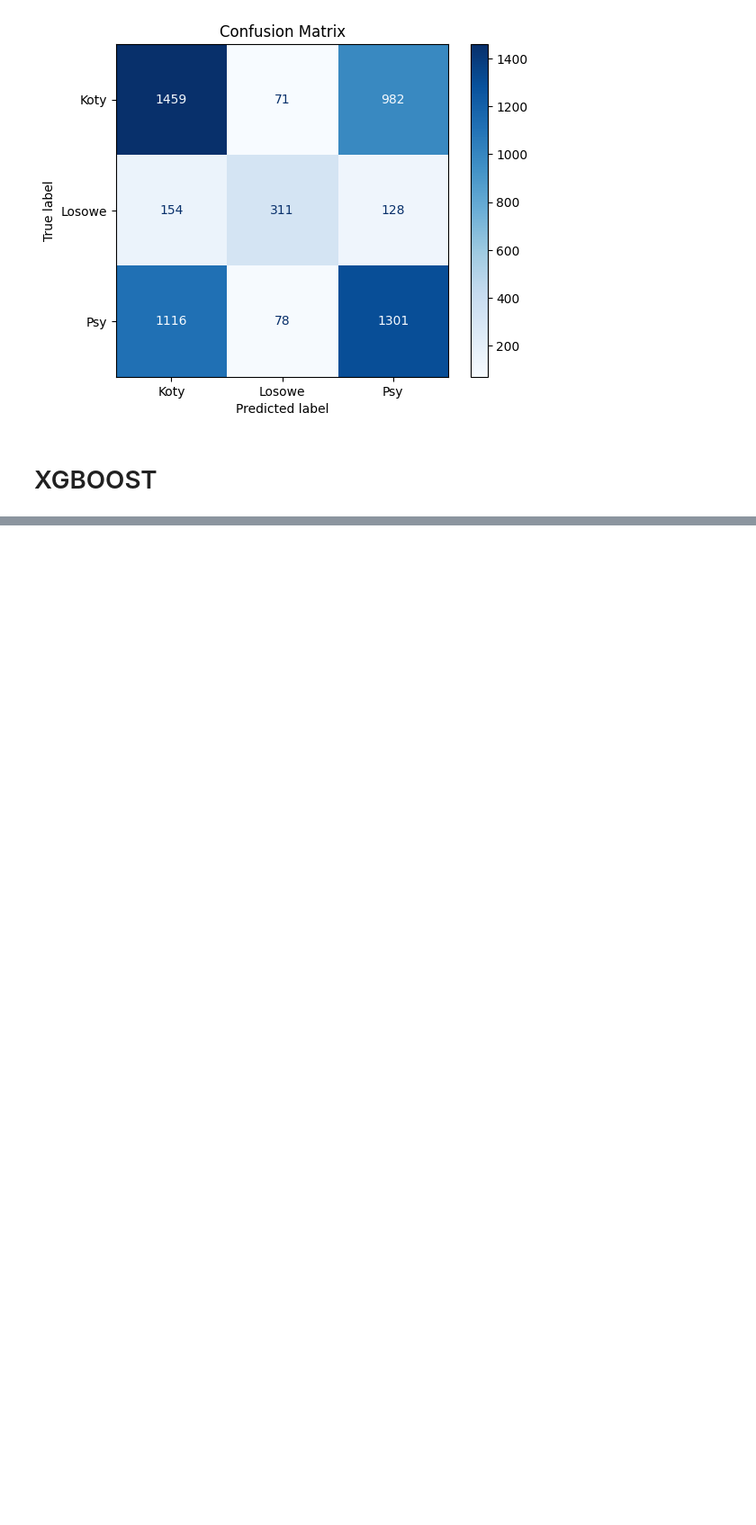
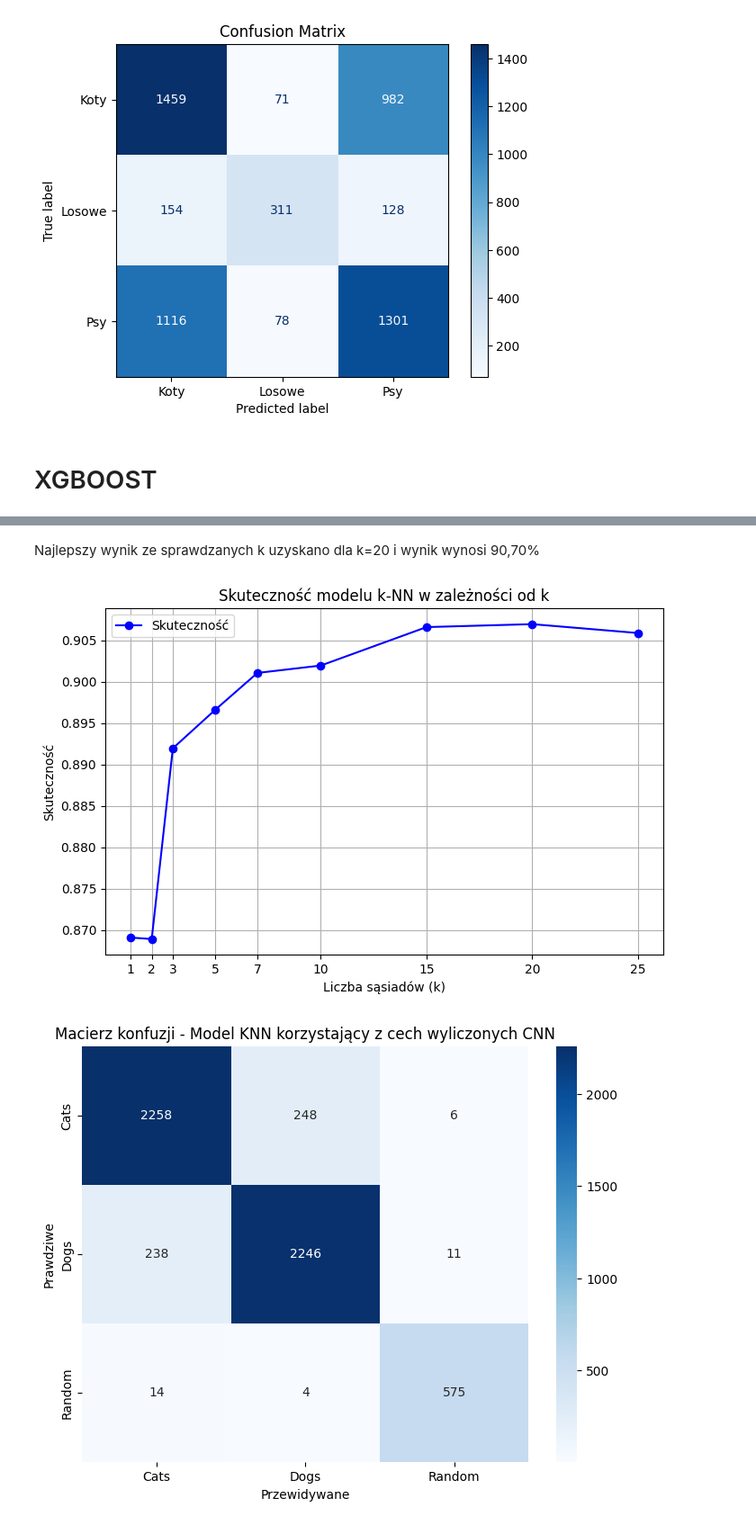
Before and after one commit to bartmanski/Machune-Learning-UWR-Project, a Jupyter notebook: data_plots.ipynb, the cells around one changed output, grey strips where cells are left out. Shown at 90% size. Drawn from its saved outputs; the diff is of its cells as text; code cells hidden in the pictures; blank space fills up the shorter version.

```diff
--- a/data_plots.ipynb
+++ b/data_plots.ipynb
@@ -478,0 +629,24 @@ Text(0.5, 1.0, 'Confusion Matrix')
+# %% [markdown]
+Najlepszy wynik ze sprawdzanych k uzyskano dla k=20 i wynik wynosi 90,70%
+# %%
+plt.figure(figsize=(8, 5))
+plt.plot(k_list, accs, marker='o', linestyle='-', color='b', label='Skuteczność')
+plt.title('Skuteczność modelu k-NN w zależności od k')
+plt.xlabel('Liczba sąsiadów (k)')
+plt.ylabel('Skuteczność')
+plt.xticks(k_list)
+plt.grid(True)
+plt.legend()
+plt.show()
+
+cm = confusion_matrix(y_test, y_pred)
+
+plt.figure(figsize=(8, 6))
+sns.heatmap(cm, annot=True, fmt='d', cmap='Blues', xticklabels=test_generator.class_indices.keys(), yticklabels=test_generator.class_indices.keys())
+plt.xlabel('Przewidywane')
+plt.ylabel('Prawdziwe')
+plt.title('Macierz konfuzji - Model KNN korzystający z cech wyliczonych CNN')
+plt.show()
+# %% [output]
+[figure, added]
+[figure, added]
```
Also changed, not shown: parts of 9 cells of this notebook.
